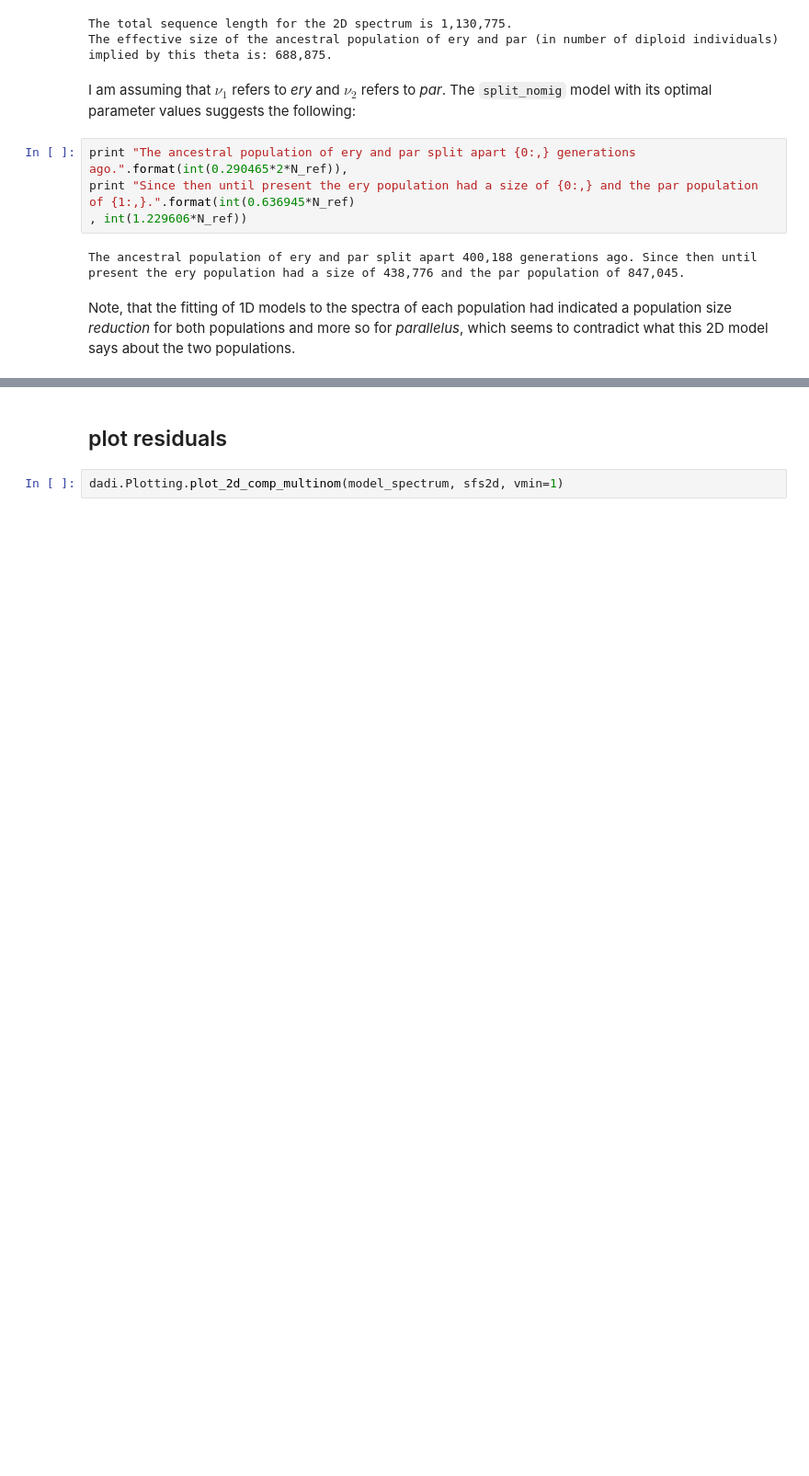
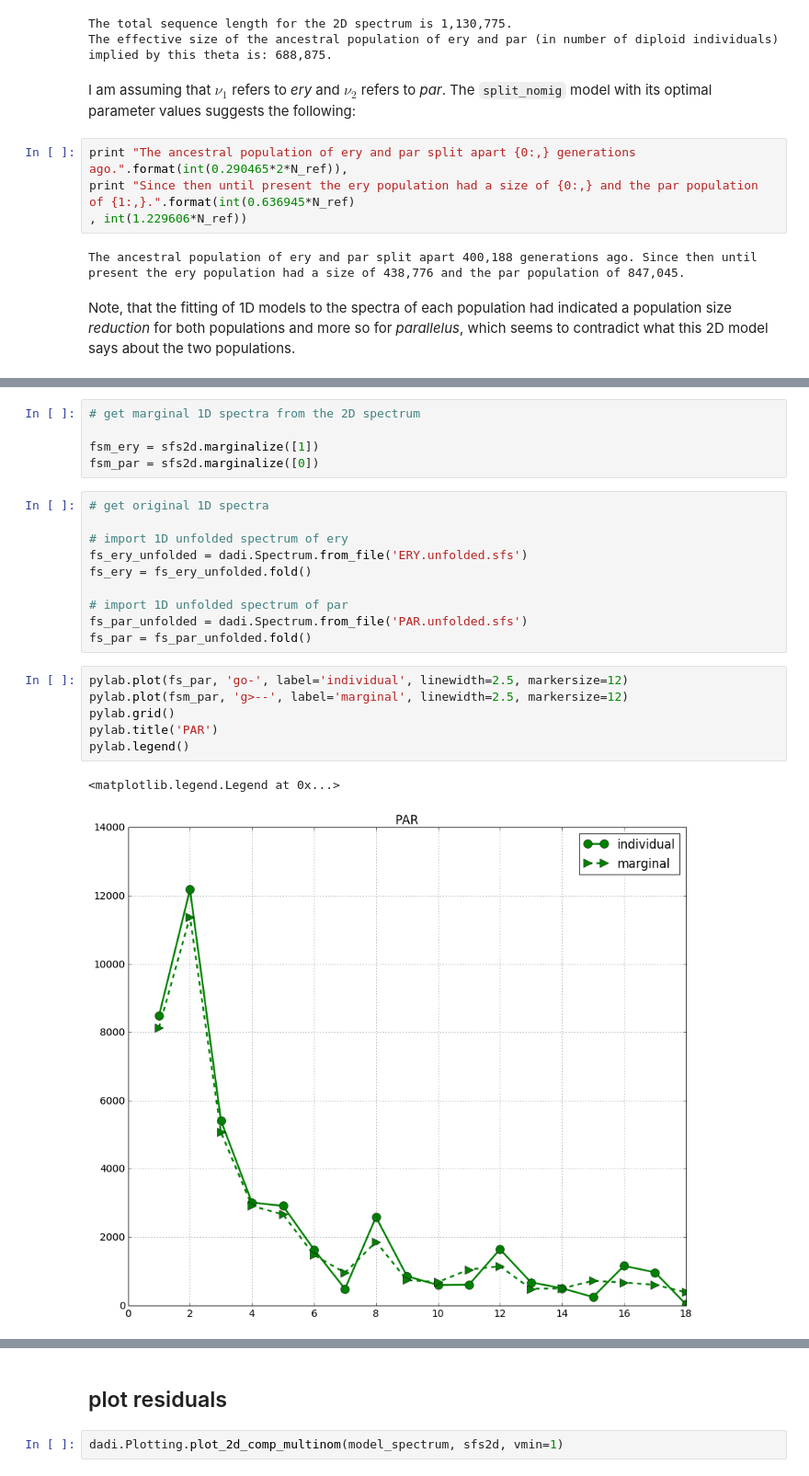
Before and after one commit to claudiuskerth/PhDthesis, a Jupyter notebook: Data_analysis/SNP-indel-calling/dadi/05_2D_models_synthesis.ipynb, the cells around one changed output, grey strips where cells are left out. Shown at 92% size. Saved outputs shown, nothing was run; the diff lists cells and outputs as text; blank space fills up the shorter version.

```diff
--- a/Data_analysis/SNP-indel-calling/dadi/05_2D_models_synthesis.ipynb
+++ b/Data_analysis/SNP-indel-calling/dadi/05_2D_models_synthesis.ipynb
@@ -162,0 +172,24 @@ Note, that the fitting of 1D models to the spectra of each population had indica
+# %%
+# get marginal 1D spectra from the 2D spectrum
+
+fsm_ery = sfs2d.marginalize([1])
+fsm_par = sfs2d.marginalize([0])
+# %%
+# get original 1D spectra
+
+# import 1D unfolded spectrum of ery
+fs_ery_unfolded = dadi.Spectrum.from_file('ERY.unfolded.sfs')
+fs_ery = fs_ery_unfolded.fold()
+
+# import 1D unfolded spectrum of par
+fs_par_unfolded = dadi.Spectrum.from_file('PAR.unfolded.sfs')
+fs_par = fs_par_unfolded.fold()
+# %%
+pylab.plot(fs_par, 'go-', label='individual', linewidth=2.5, markersize=12)
+pylab.plot(fsm_par, 'g>--', label='marginal', linewidth=2.5, markersize=12)
+pylab.grid()
+pylab.title('PAR')
+pylab.legend()
+# %% [output]
+<matplotlib.legend.Legend at 0x...>
+[figure, added]
```
Also changed, not shown: parts of 51 cells of this notebook, 18 other files.
